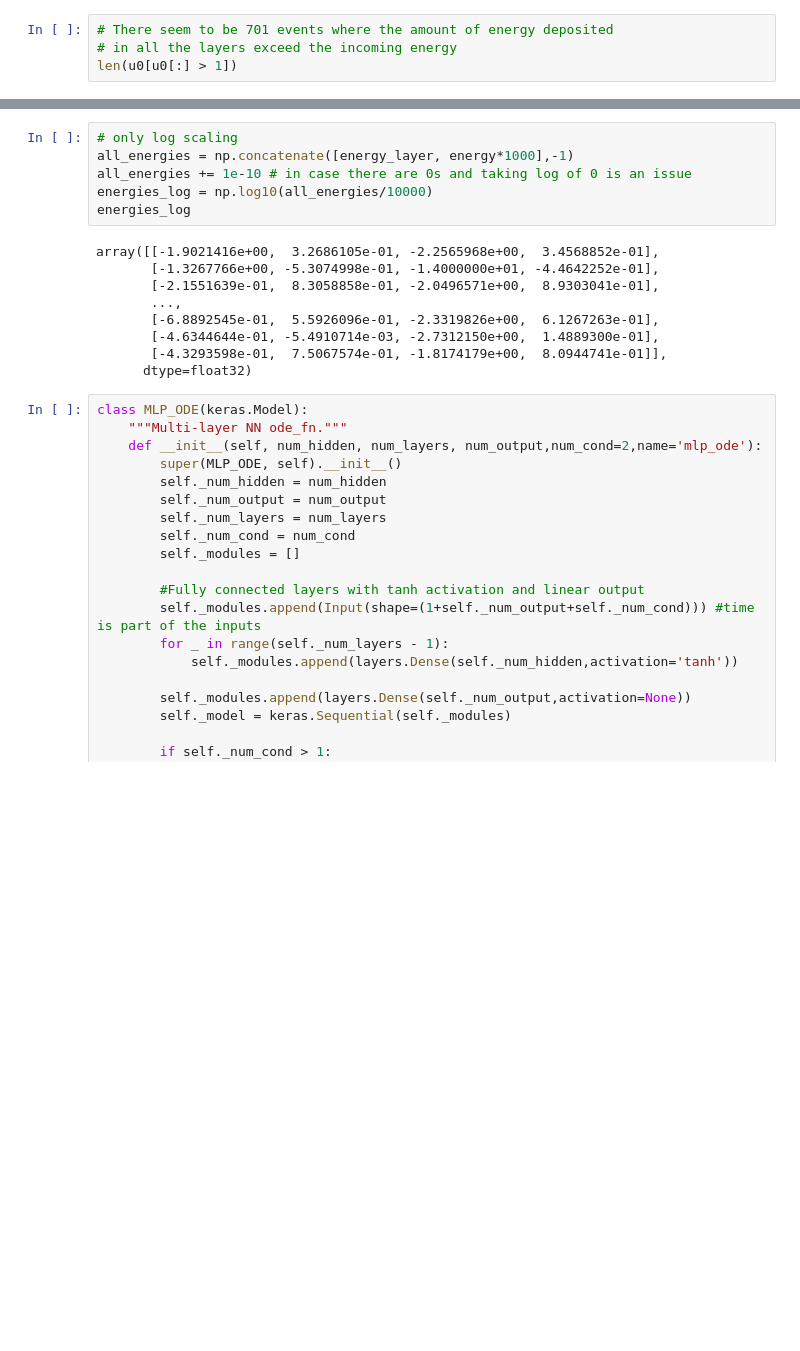
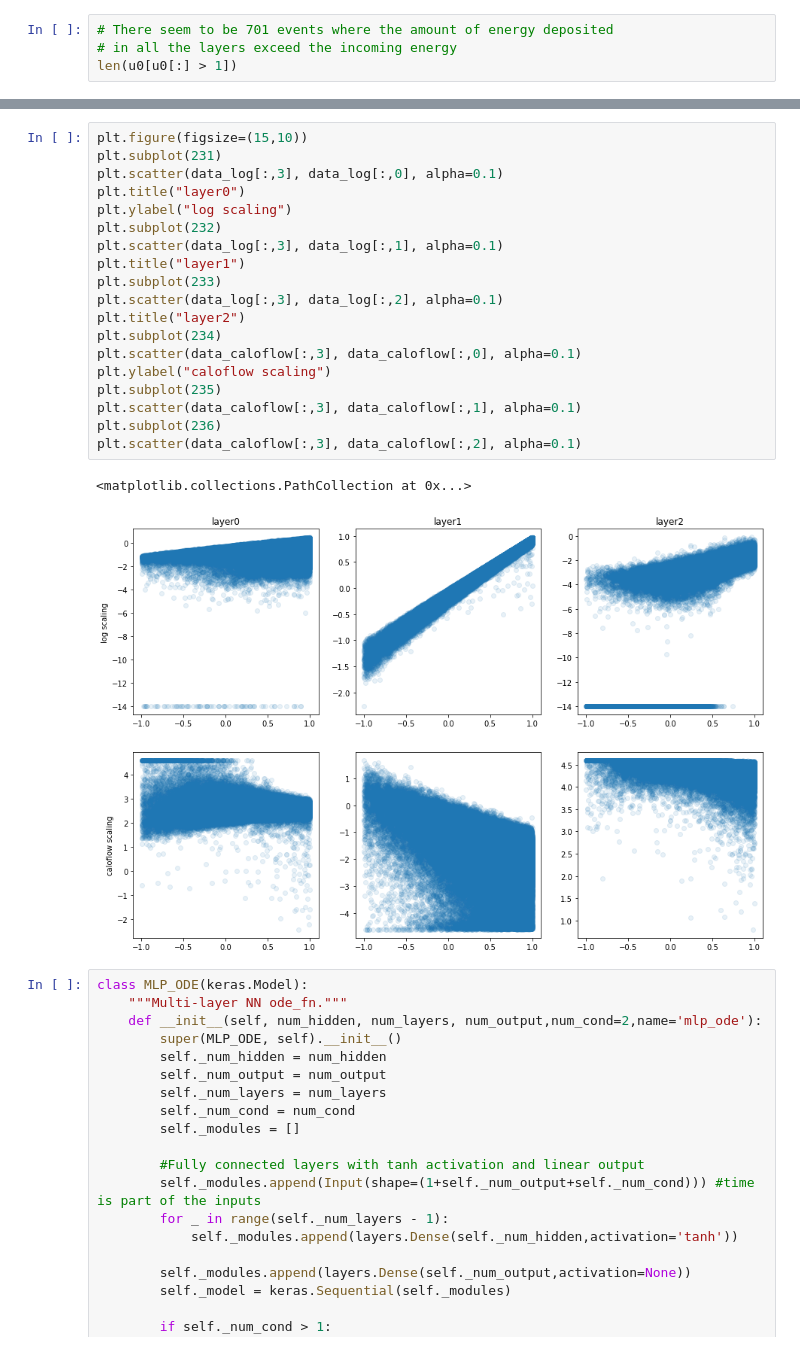
Before and after one commit to haoxing-du/toy-flow, a Jupyter notebook: photon_sampling.ipynb, the cells around one changed output, grey strips where cells are left out. Saved outputs shown, nothing was run; the diff lists cells and outputs as text; blank space fills up the shorter version.

```diff
--- a/photon_sampling.ipynb
+++ b/photon_sampling.ipynb
@@ -240,18 +182,25 @@ plt.hist(e_tot_scaled,bins=np.linspace(-1,1,50))
-# %%
-# only log scaling
-all_energies = np.concatenate([energy_layer, energy*1000],-1)
-all_energies += 1e-10 # in case there are 0s and taking log of 0 is an issue
-energies_log = np.log10(all_energies/10000)
-energies_log
-# %% [output]
-array([[-1.9021416e+00,  3.2686105e-01, -2.2565968e+00,  3.4568852e-01],
-       [-1.3267766e+00, -5.3074998e-01, -1.4000000e+01, -4.4642252e-01],
-       [-2.1551639e-01,  8.3058858e-01, -2.0496571e+00,  8.9303041e-01],
-       ...,
-       [-6.8892545e-01,  5.5926096e-01, -2.3319826e+00,  6.1267263e-01],
-       [-4.6344644e-01, -5.4910714e-03, -2.7312150e+00,  1.4889300e-01],
-       [-4.3293598e-01,  7.5067574e-01, -1.8174179e+00,  8.0944741e-01]],
-      dtype=float32)
+# %%
+plt.figure(figsize=(15,10))
+plt.subplot(231)
+plt.scatter(data_log[:,3], data_log[:,0], alpha=0.1)
+plt.title("layer0")
+plt.ylabel("log scaling")
+plt.subplot(232)
+plt.scatter(data_log[:,3], data_log[:,1], alpha=0.1)
+plt.title("layer1")
+plt.subplot(233)
+plt.scatter(data_log[:,3], data_log[:,2], alpha=0.1)
+plt.title("layer2")
+plt.subplot(234)
+plt.scatter(data_caloflow[:,3], data_caloflow[:,0], alpha=0.1)
+plt.ylabel("caloflow scaling")
+plt.subplot(235)
+plt.scatter(data_caloflow[:,3], data_caloflow[:,1], alpha=0.1)
+plt.subplot(236)
+plt.scatter(data_caloflow[:,3], data_caloflow[:,2], alpha=0.1)
+# %% [output]
+<matplotlib.collections.PathCollection at 0x...>
+[figure, added]
 # %%
 class MLP_ODE(keras.Model):
     """Multi-layer NN ode_fn."""
```
Also changed, not shown: parts of 41 cells of this notebook, 1 other file.
